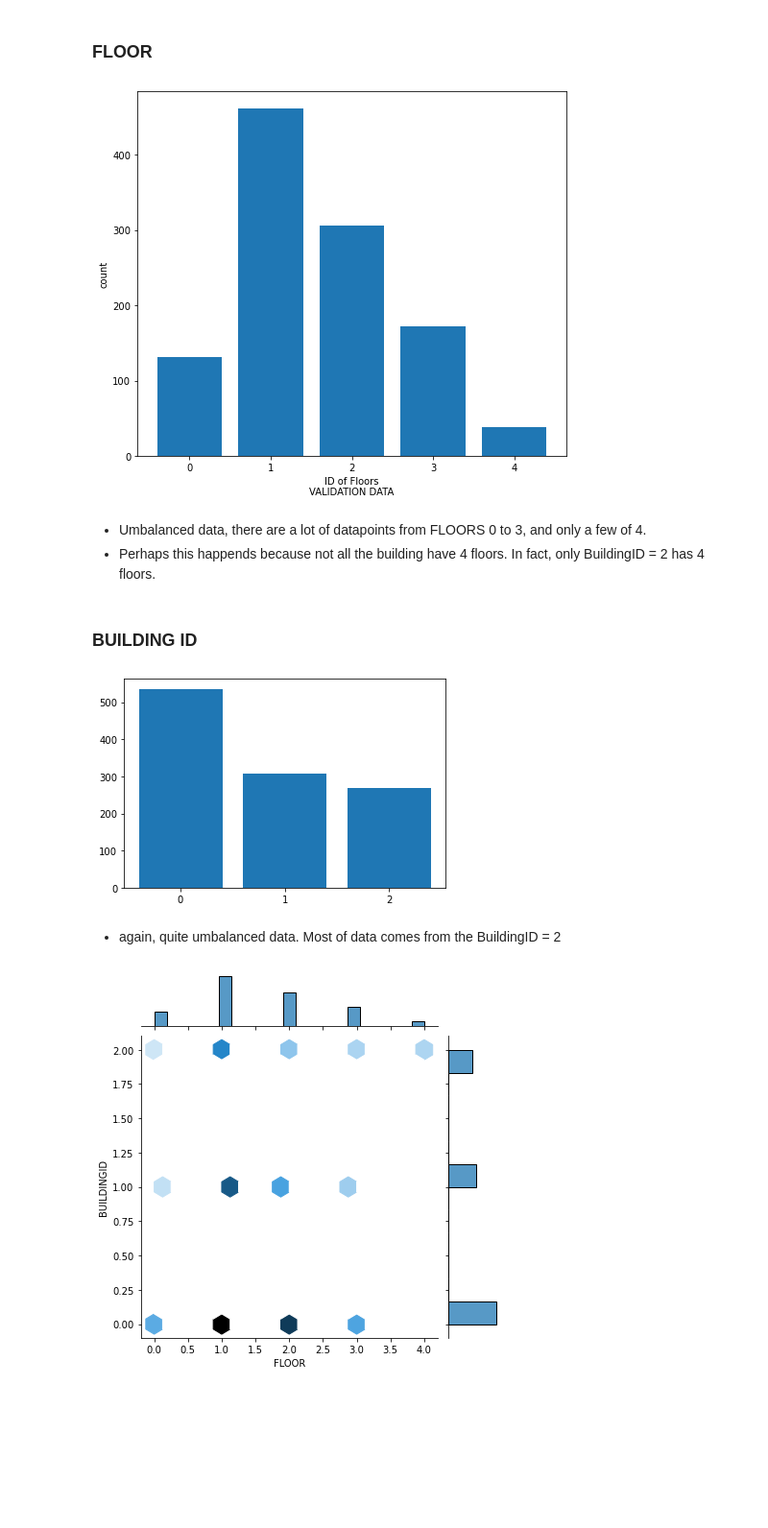
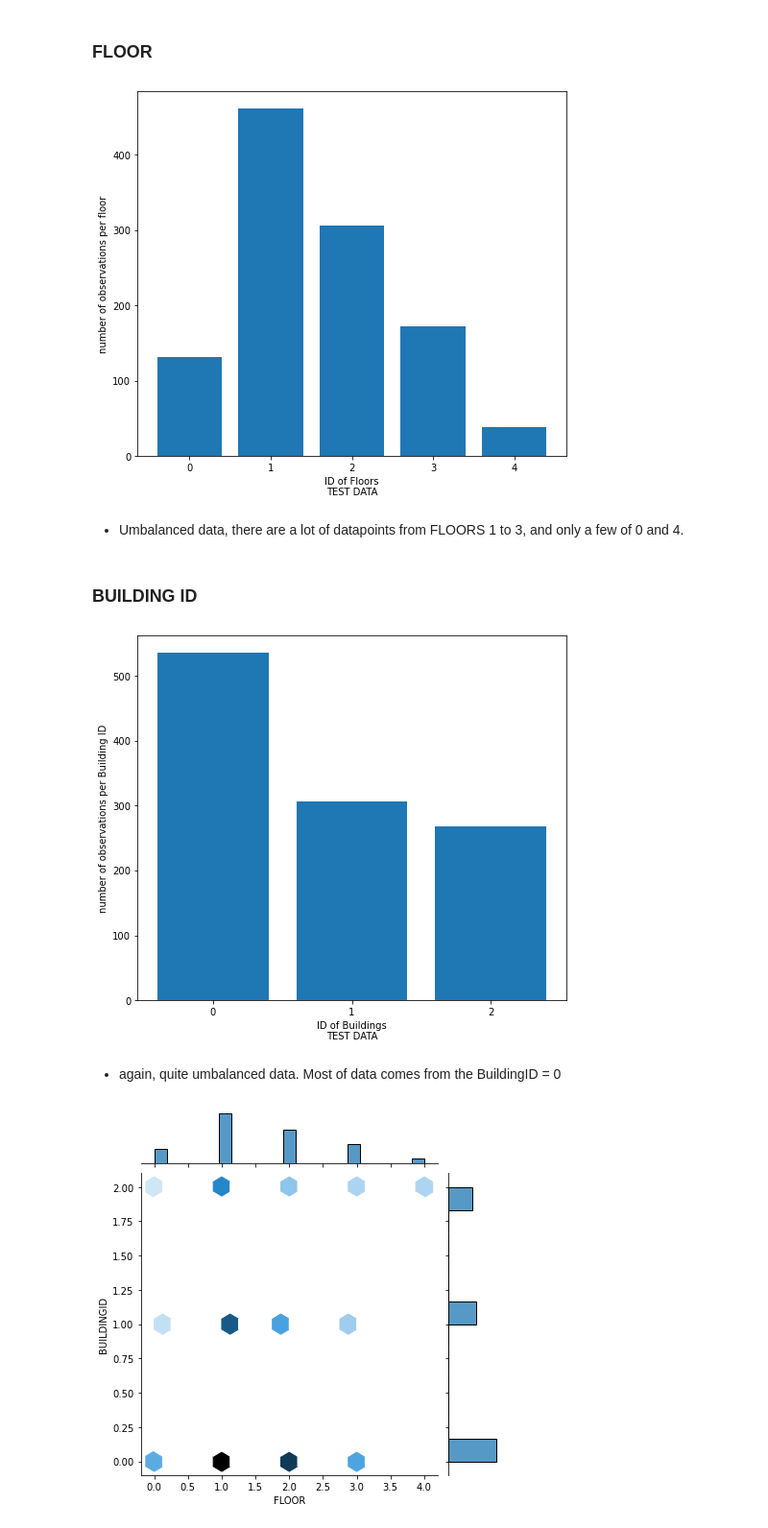
Before and after one commit to alefbenages/Wifi_locationing, a Jupyter notebook: WiFi_0_Prepro_testData.ipynb, the cells around one changed output. Shown at 96% size. Drawn from its saved outputs; the diff is of its cells as text; code cells hidden in the pictures; blank space fills up the shorter version.

```diff
--- a/WiFi_0_Prepro_testData.ipynb
+++ b/WiFi_0_Prepro_testData.ipynb
@@ -16,9 +16,9 @@ import seaborn as sns
 path = '/home/ale/Dropbox/UBIQUM/4.DeepAnalytics&Visualization/T4M3.WiFiLocationing/Data/UJIndoorLoc/'
 file = 'TestData.csv'
 
-Val_data = pd.read_csv(path + file)
+Test_data = pd.read_csv(path + file)
 
-Val_data.head()
+Test_data.head()
 # %% [output]
 |  | WAP001 | WAP002 | WAP003 | WAP004 | WAP005 | WAP006 | WAP007 | WAP008 | WAP009 | WAP010 | ... | ... |
 | 0 | 100 | 100 | 100 | 100 | 100 | 100 | 100 | 100 | 100 | 100 | ... | ... |
@@ -104,0 +65,13 @@ plt.show();
+# %%
+plt.hist(Test_dataPossibleValues, bins = 10)
+
+plt.xlabel('Intensity of Signal - Test Data')
+plt.ylabel('# of records')
+
+plt.xlim(-100,0)
+
+plt.savefig("Intensity of Signal - Test Data", format= "png",bbox_inches='tight' )
+
+plt.rcParams['figure.figsize'] = [15, 6]
+
+plt.show();
@@ -122,13 +93,13 @@ So our outputs are the location variables:
 ### FLOOR
 # %%
 # use plt.bar instead of plt.hist because it can use align='center'. Also removes the float values from the Xaxis
-labels, counts = np.unique(Val_data['FLOOR'], return_counts=True)
+labels, counts = np.unique(Test_data['FLOOR'], return_counts=True)
 
 plt.bar(labels, counts, align='center')
 plt.gca().set_xticks(labels)
 
-plt.xlabel('ID of Floors\nVALIDATION DATA')
-plt.ylabel('count')
+plt.xlabel('ID of Floors\nTEST DATA')
+plt.ylabel('number of observations per floor')
 
 plt.rcParams['figure.figsize'] = [8,7]
 #plt.rcParams['figure.figsize'] = [15, 6]
@@ -137,22 +108,25 @@ plt.savefig("hist_floor_test", format= "png",bbox_inches='tight' )
 
 plt.show()
 # %% [output]
-[figure, old version]
+[figure, new version]
 # %% [markdown]
-- Umbalanced data, there are a lot of datapoints from FLOORS 0 to 3, and only a few of 4.
-- Perhaps this happends because not all the building have 4 floors. In fact, only BuildingID = 2 has 4 floors.
+- Umbalanced data, there are a lot of datapoints from FLOORS 1 to 3, and only a few of 0 and 4.
 # %% [markdown]
 ### BUILDING ID
 # %%
-labels, counts = np.unique(Val_data["BUILDINGID"], return_counts=True)
+labels, counts = np.unique(Test_data["BUILDINGID"], return_counts=True)
+
+plt.xlabel('ID of Buildings\nTEST DATA')
+plt.ylabel('number of observations per Building ID')
+
 
 plt.bar(labels, counts, align='center')
 plt.gca().set_xticks(labels)
 
 plt.show()
 # %% [output]
-[figure, old version]
+[figure, new version]
 # %% [markdown]
-- again, quite umbalanced data. Most of data comes from the BuildingID = 2
+- again, quite umbalanced data. Most of data comes from the BuildingID = 0
 # %%
 # Custom the inside plot: options are: “scatter” | “reg” | “resid” | “kde” | “hex”
```
Also changed, not shown: parts of 33 cells of this notebook, 3 other files.
